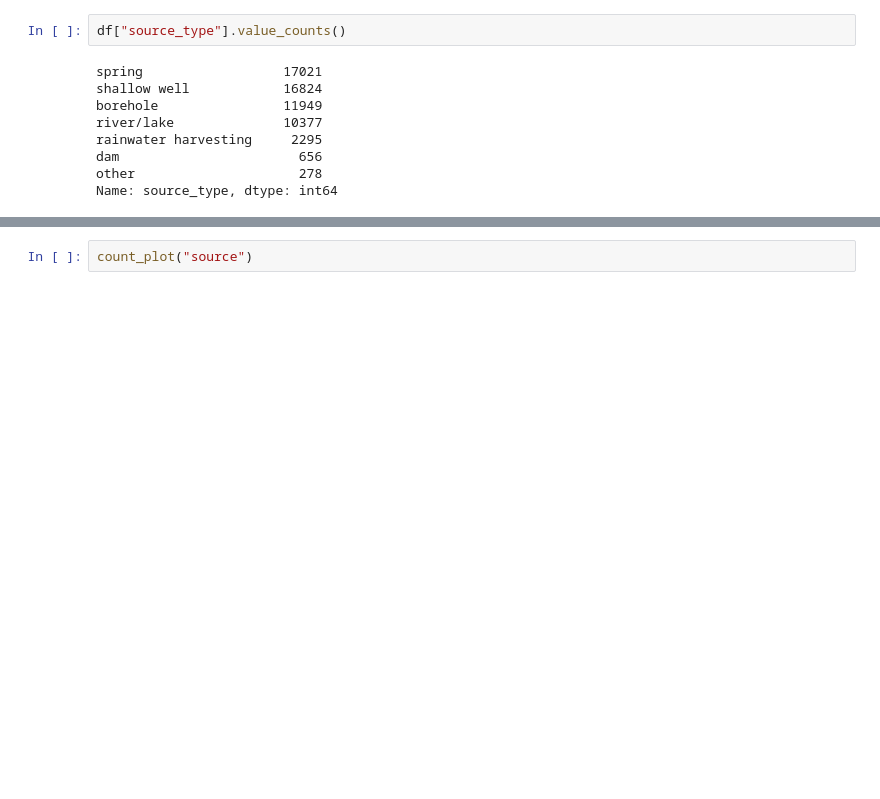
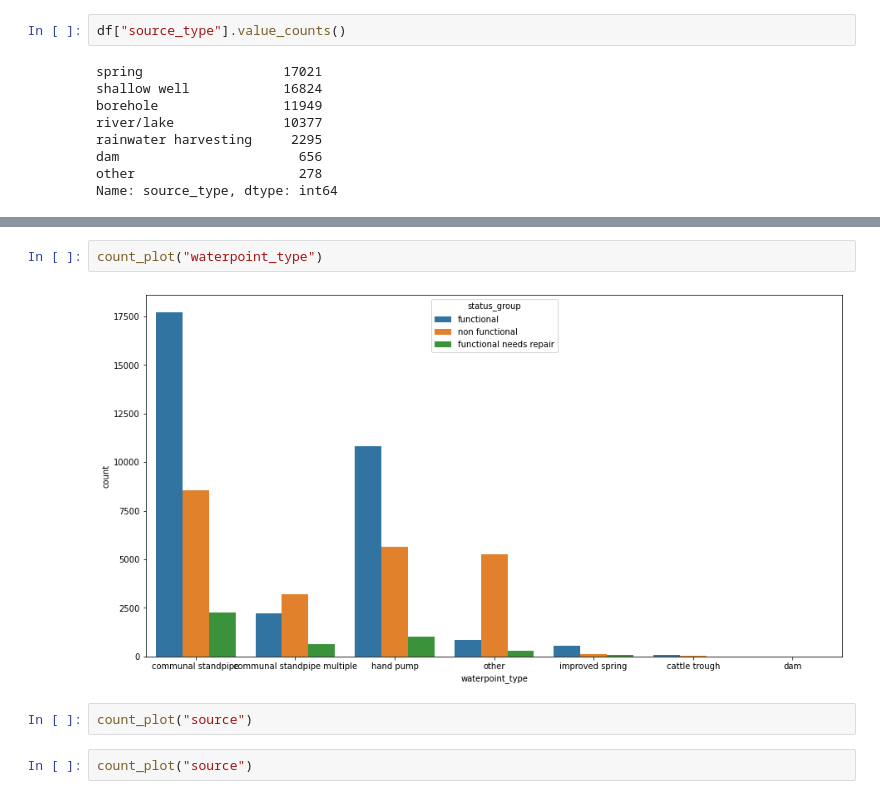
Before and after one commit to OlgertHasko/Tanzanian-Water-Wells, a Jupyter notebook: EDA.ipynb, the cells around one changed output, grey strips where cells are left out. Saved outputs shown, nothing was run; the diff lists cells and outputs as text; blank space fills up the shorter version.

```diff
--- a/EDA.ipynb
+++ b/EDA.ipynb
@@ -252,3 +286,9 @@ Name: source_class, dtype: int64
+# %%
+count_plot("waterpoint_type")
+# %% [output]
+[figure, added]
+# %%
+count_plot("source")
 # %%
 count_plot("source")
 # %% [output]
```
Also changed, not shown: parts of 12 cells of this notebook, 10 other files.
